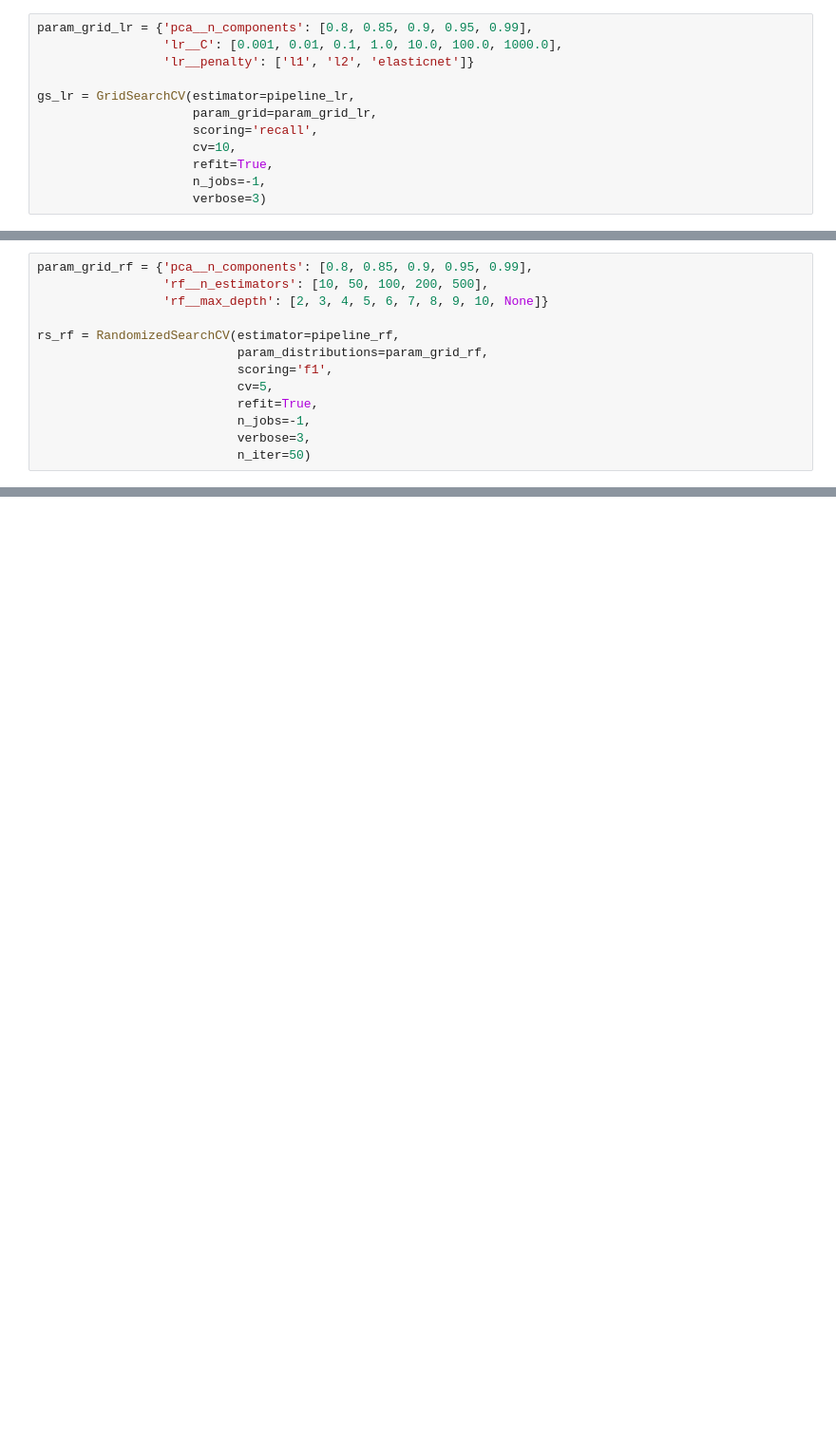
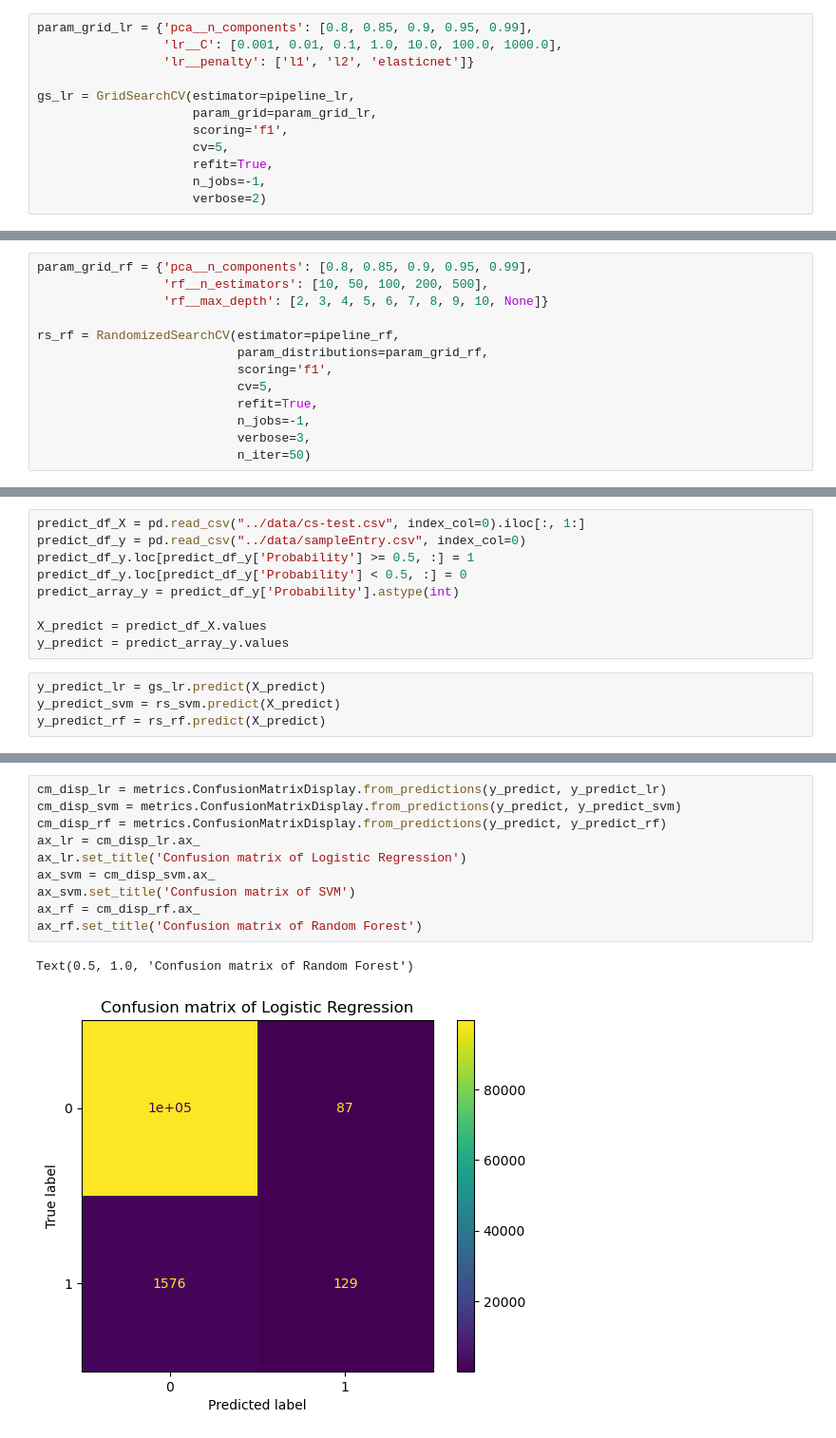
Before and after one commit to RickChauYanChak/Give-Me-Some-Credit, a Jupyter notebook: code/PCA-Hyperparameter-CV.ipynb, the cells around one changed output, grey strips where cells are left out. Shown at 95% size. Saved outputs shown, nothing was run; the diff lists cells and outputs as text; blank space fills up the shorter version.

```diff
--- a/code/PCA-Hyperparameter-CV.ipynb
+++ b/code/PCA-Hyperparameter-CV.ipynb
@@ -79,11 +80,11 @@ param_grid_lr = {'pca__n_components': [0.8, 0.85, 0.9, 0.95, 0.99],
 
 gs_lr = GridSearchCV(estimator=pipeline_lr,
                      param_grid=param_grid_lr,
-                     scoring='recall',
-                     cv=10,
+                     scoring='f1',
+                     cv=5,
                      refit=True,
                      n_jobs=-1,
-                     verbose=3)
+                     verbose=2)
 # %%
 gs_lr = gs_lr.fit(X_train, y_train)
 # %% [output]
@@ -206,0 +323,13 @@ metrics.RocCurveDisplay.from_estimator(rs_rf, X_test, y_test)
+# %%
+predict_df_X = pd.read_csv("../data/cs-test.csv", index_col=0).iloc[:, 1:]
+predict_df_y = pd.read_csv("../data/sampleEntry.csv", index_col=0)
+predict_df_y.loc[predict_df_y['Probability'] >= 0.5, :] = 1
+predict_df_y.loc[predict_df_y['Probability'] < 0.5, :] = 0
+predict_array_y = predict_df_y['Probability'].astype(int)
+
+X_predict = predict_df_X.values
+y_predict = predict_array_y.values
+# %%
+y_predict_lr = gs_lr.predict(X_predict)
+y_predict_svm = rs_svm.predict(X_predict)
+y_predict_rf = rs_rf.predict(X_predict)
@@ -206,0 +344,13 @@ metrics.RocCurveDisplay.from_estimator(rs_rf, X_test, y_test)
+# %%
+cm_disp_lr = metrics.ConfusionMatrixDisplay.from_predictions(y_predict, y_predict_lr)
+cm_disp_svm = metrics.ConfusionMatrixDisplay.from_predictions(y_predict, y_predict_svm)
+cm_disp_rf = metrics.ConfusionMatrixDisplay.from_predictions(y_predict, y_predict_rf)
+ax_lr = cm_disp_lr.ax_
+ax_lr.set_title('Confusion matrix of Logistic Regression')
+ax_svm = cm_disp_svm.ax_
+ax_svm.set_title('Confusion matrix of SVM')
+ax_rf = cm_disp_rf.ax_
+ax_rf.set_title('Confusion matrix of Random Forest')
+# %% [output]
+Text(0.5, 1.0, 'Confusion matrix of Random Forest')
+[figure, added]
```
Also changed, not shown: parts of 20 cells of this notebook, 1 other file.
